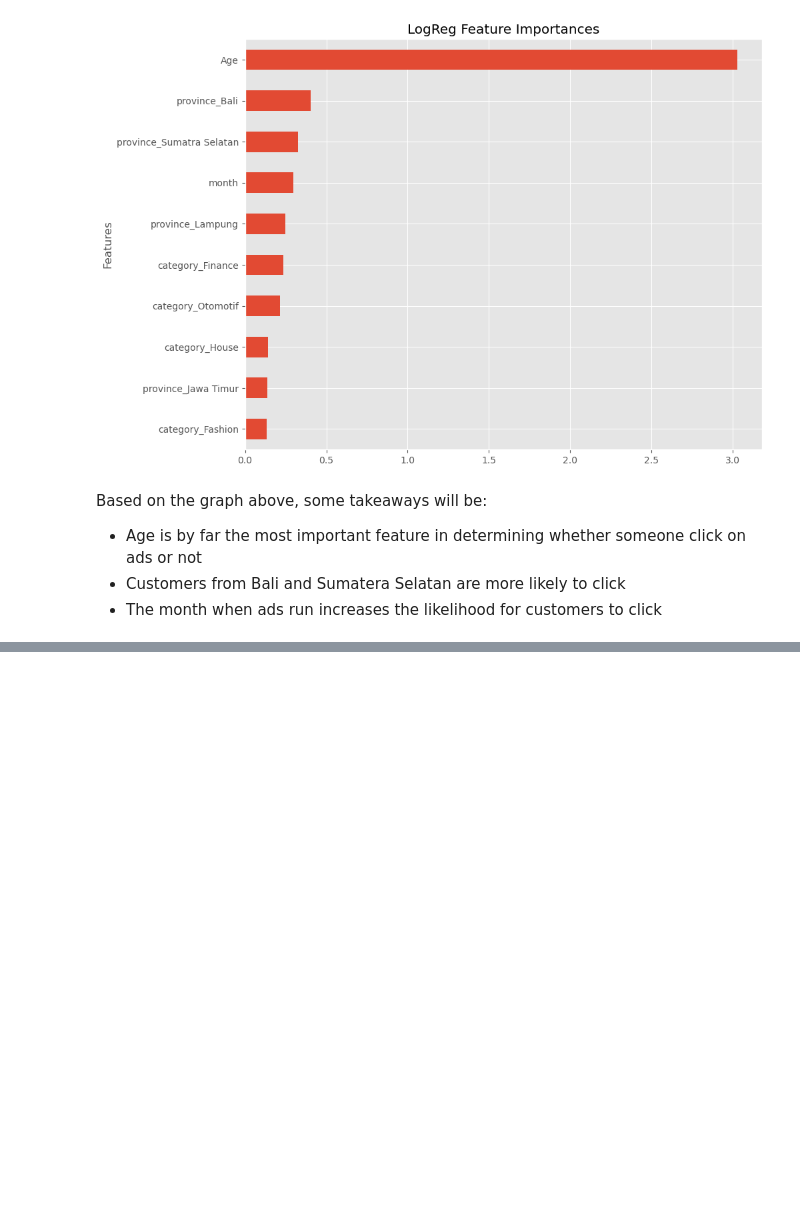
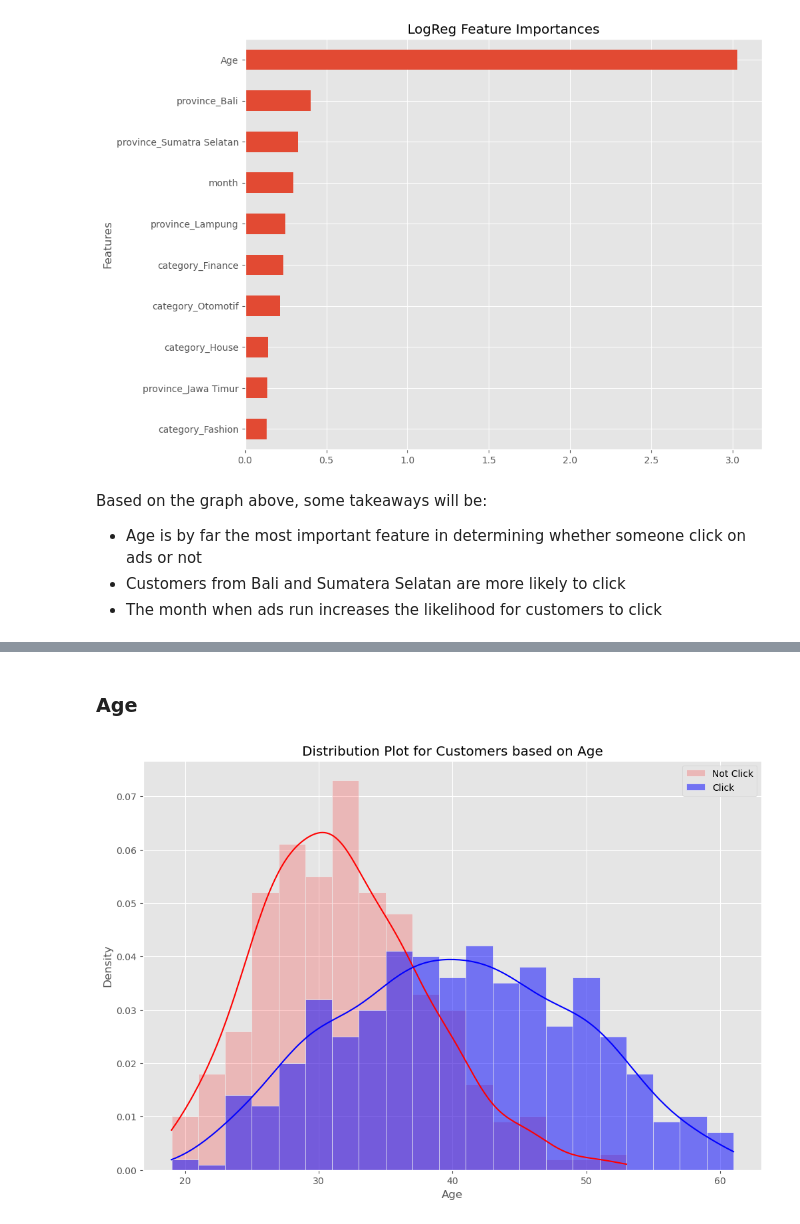
Before and after one commit to andreadeputra/MLPortfolio, a Jupyter notebook: Courses/RakaminMiniProject/4. Predict Customer Clicked Ads Classification by Using Machine Learning/Predict Customer Clicked Ads Classification by Using Machine Learning.ipynb, the cells around one changed output, grey strips where cells are left out. Cells and saved outputs as stored; diff of their text form; code cells hidden in the pictures; blank space fills up the shorter version.

```diff
--- a/Courses/RakaminMiniProject/4. Predict Customer Clicked Ads Classification by Using Machine Learning/Predict Customer Clicked Ads Classification by Using Machine Learning.ipynb
+++ b/Courses/RakaminMiniProject/4. Predict Customer Clicked Ads Classification by Using Machine Learning/Predict Customer Clicked Ads Classification by Using Machine Learning.ipynb
@@ -666,0 +671,12 @@ Based on the graph above, some takeaways will be:
+# %% [markdown]
+### Age
+# %%
+plt.title('Distribution Plot for Customers based on Age')
+sns.histplot(data=df[df.AdClick == 0], x='Age', stat='density',
+             kde=True, binwidth=2, color='r', alpha=.2, label='Not Click')
+sns.histplot(data=df[df.AdClick == 1], x='Age', stat='density',
+             kde=True, binwidth=2, color='b', alpha=.5, label='Click')
+plt.legend()
+plt.show()
+# %% [output]
+[figure, added]
```
Also changed, not shown: parts of 9 cells of this notebook, 1 other file.
